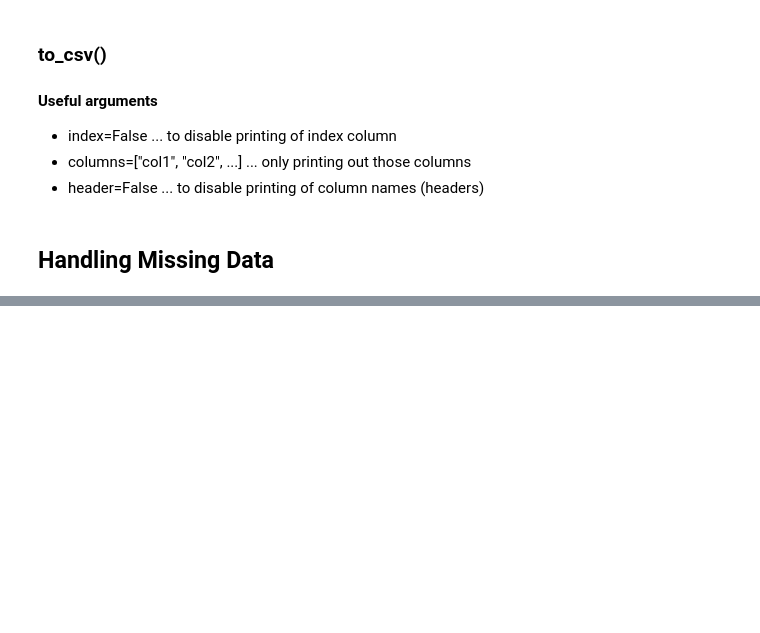
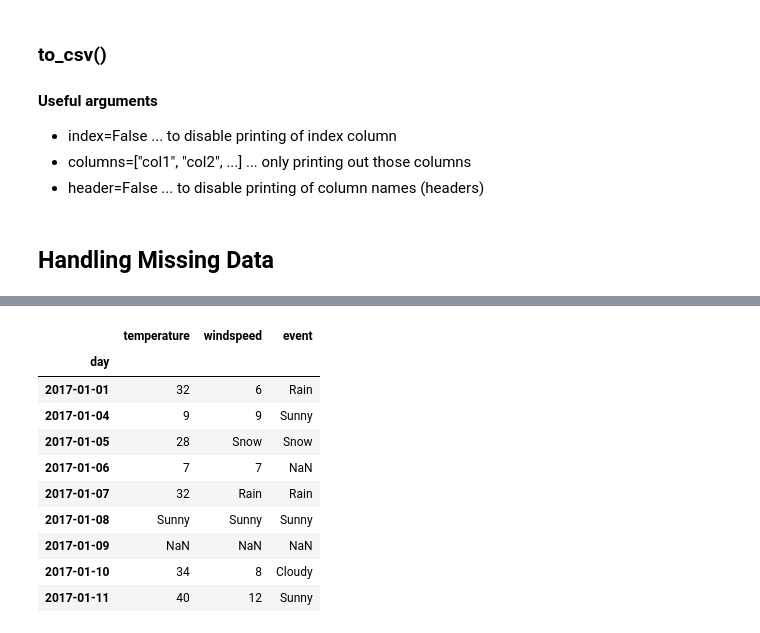
Before and after one commit to Vibhu-Agarwal/ML-Basics, a Jupyter notebook: pandas_practice.ipynb, the cells around one changed output, grey strips where cells are left out. Saved outputs shown, nothing was run; the diff lists cells and outputs as text; code cells hidden in the pictures; blank space fills up the shorter version.

```diff
--- a/pandas_practice.ipynb
+++ b/pandas_practice.ipynb
@@ -105,0 +161,15 @@ df.to_csv("new_weather.csv")
+# %%
+new_df = df.fillna(method="bfill", axis="columns")
+new_df
+# %% [output]
+|  | temperature | windspeed | event |
+| day |  |  |  |
+| 2017-01-01 | 32 | 6 | Rain |
+| 2017-01-04 | 9 | 9 | Sunny |
+| 2017-01-05 | 28 | Snow | Snow |
+| 2017-01-06 | 7 | 7 | NaN |
+| 2017-01-07 | 32 | Rain | Rain |
+| 2017-01-08 | Sunny | Sunny | Sunny |
+| 2017-01-09 | NaN | NaN | NaN |
+| 2017-01-10 | 34 | 8 | Cloudy |
+| 2017-01-11 | 40 | 12 | Sunny |
```
Also changed, not shown: parts of 13 cells of this notebook.
